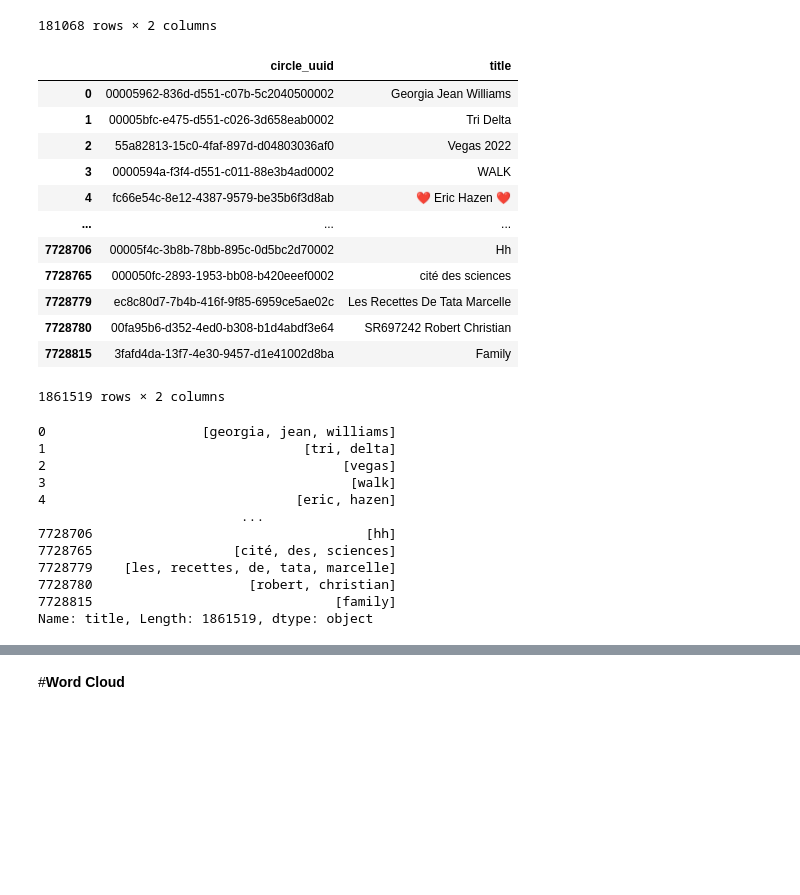
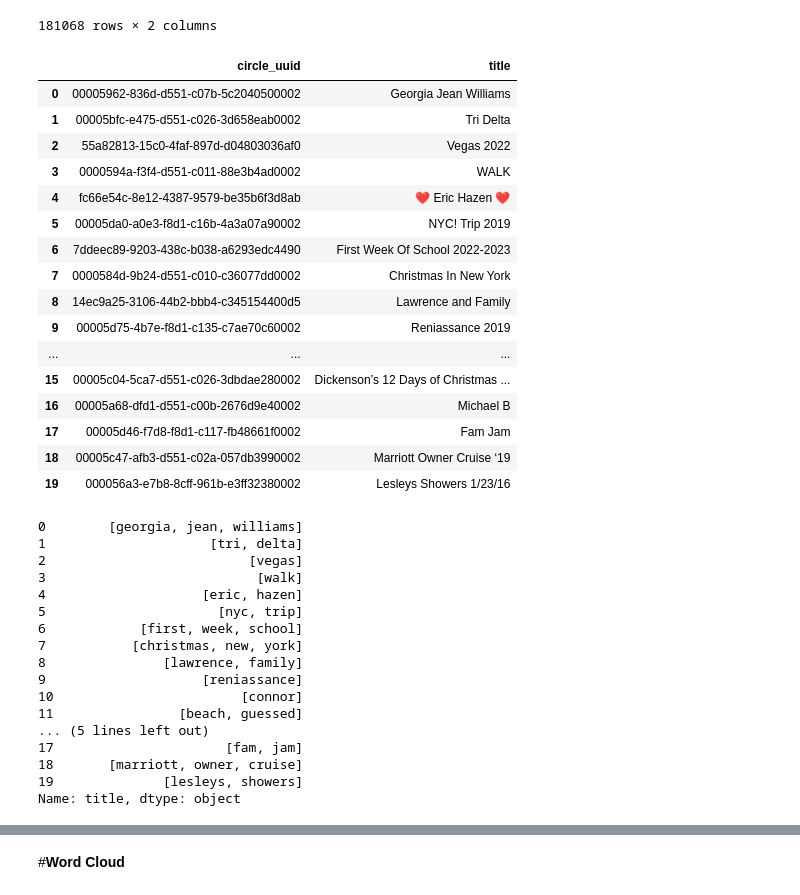
Before and after one commit to bvanitsthian/photocircle_nlp, a Jupyter notebook: circles_visualization.ipynb, the cells around one changed output, grey strips where cells are left out. Saved outputs shown, nothing was run; the diff lists cells and outputs as text; code cells hidden in the pictures; blank space fills up the shorter version.

```diff
--- a/circles_visualization.ipynb
+++ b/circles_visualization.ipynb
@@ -81,21 +79,25 @@ data_pp[data_pp['title'].isna()] # 181068 NaN in 'title'
 # %%
 data_pp = data_pp.dropna(subset=['title'])
 # %%
-data_pp
+data_pp.head(20)
 # %% [output]
 |  | circle_uuid | title |
 | 0 | 00005962-836d-d551-c07b-5c2040500002 | Georgia Jean Williams |
 | 1 | 00005bfc-e475-d551-c026-3d658eab0002 | Tri Delta |
 | 2 | 55a82813-15c0-4faf-897d-d04803036af0 | Vegas 2022 |
 | 3 | 0000594a-f3f4-d551-c011-88e3b4ad0002 | WALK |
 | 4 | fc66e54c-8e12-4387-9579-be35b6f3d8ab | ❤ Eric Hazen ❤ |
+| 5 | 00005da0-a0e3-f8d1-c16b-4a3a07a90002 | NYC! Trip 2019 |
+| 6 | 7ddeec89-9203-438c-b038-a6293edc4490 | First Week Of School 2022-2023 |
+| 7 | 0000584d-9b24-d551-c010-c36077dd0002 | Christmas In New York |
+| 8 | 14ec9a25-3106-44b2-bbb4-c345154400d5 | Lawrence and Family |
+| 9 | 00005d75-4b7e-f8d1-c135-c7ae70c60002 | Reniassance 2019 |
 | ... | ... | ... |
-| 7728706 | 00005f4c-3b8b-78bb-895c-0d5bc2d70002 | Hh |
-| 7728765 | 000050fc-2893-1953-bb08-b420eeef0002 | cité des sciences |
-| 7728779 | ec8c80d7-7b4b-416f-9f85-6959ce5ae02c | Les Recettes De Tata Marcelle |
-| 7728780 | 00fa95b6-d352-4ed0-b308-b1d4abdf3e64 | SR697242 Robert Christian |
-| 7728815 | 3fafd4da-13f7-4e30-9457-d1e41002d8ba | Family |
+| 15 | 00005c04-5ca7-d551-c026-3dbdae280002 | Dickenson’s 12 Days of Christmas ... |
+| 16 | 00005a68-dfd1-d551-c00b-2676d9e40002 | Michael B |
+| 17 | 00005d46-f7d8-f8d1-c117-fb48661f0002 | Fam Jam |
+| 18 | 00005c47-afb3-d551-c02a-057db3990002 | Marriott Owner Cruise ‘19 |
+| 19 | 000056a3-e7b8-8cff-961b-e3ff32380002 | Lesleys Showers 1/23/16 |
-1861519 rows × 2 columns
 # %%
 data_pp['title'] = data_pp['title'].str.lower()
 # %%
@@ -107,17 +109,22 @@ data_pp['title'] = data_pp['title'].apply(lambda text: [word for word in text if
 # %%
 data_pp['title'] = data_pp['title'].apply(lambda words: [word for word in words if word.isalpha()])
 # %%
-data_pp['title']
+data_pp['title'].head(20)
 # %% [output]
-0                    [georgia, jean, williams]
-1                                 [tri, delta]
-2                                      [vegas]
-3                                       [walk]
-4                                [eric, hazen]
-                          ...
-7728706                                   [hh]
-7728765                  [cité, des, sciences]
-7728779    [les, recettes, de, tata, marcelle]
-7728780                    [robert, christian]
-7728815                               [family]
-Name: title, Length: 1861519, dtype: object
+0        [georgia, jean, williams]
+1                     [tri, delta]
+2                          [vegas]
+3                           [walk]
+4                    [eric, hazen]
+5                      [nyc, trip]
+6            [first, week, school]
+7           [christmas, new, york]
+8               [lawrence, family]
+9                    [reniassance]
+10                        [connor]
+11                [beach, guessed]
+... (5 lines left out)
+17                      [fam, jam]
+18       [marriott, owner, cruise]
+19              [lesleys, showers]
+Name: title, dtype: object
```
Also changed, not shown: parts of 24 cells of this notebook.
